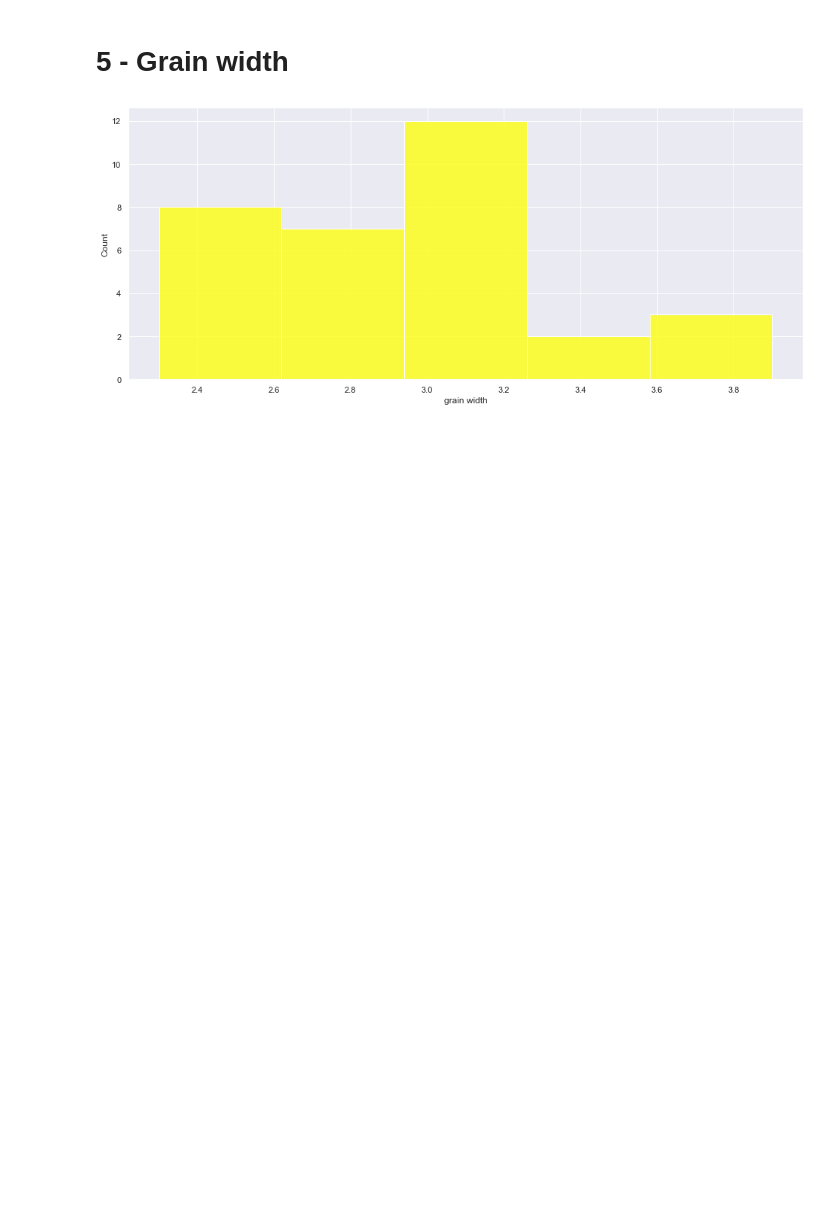
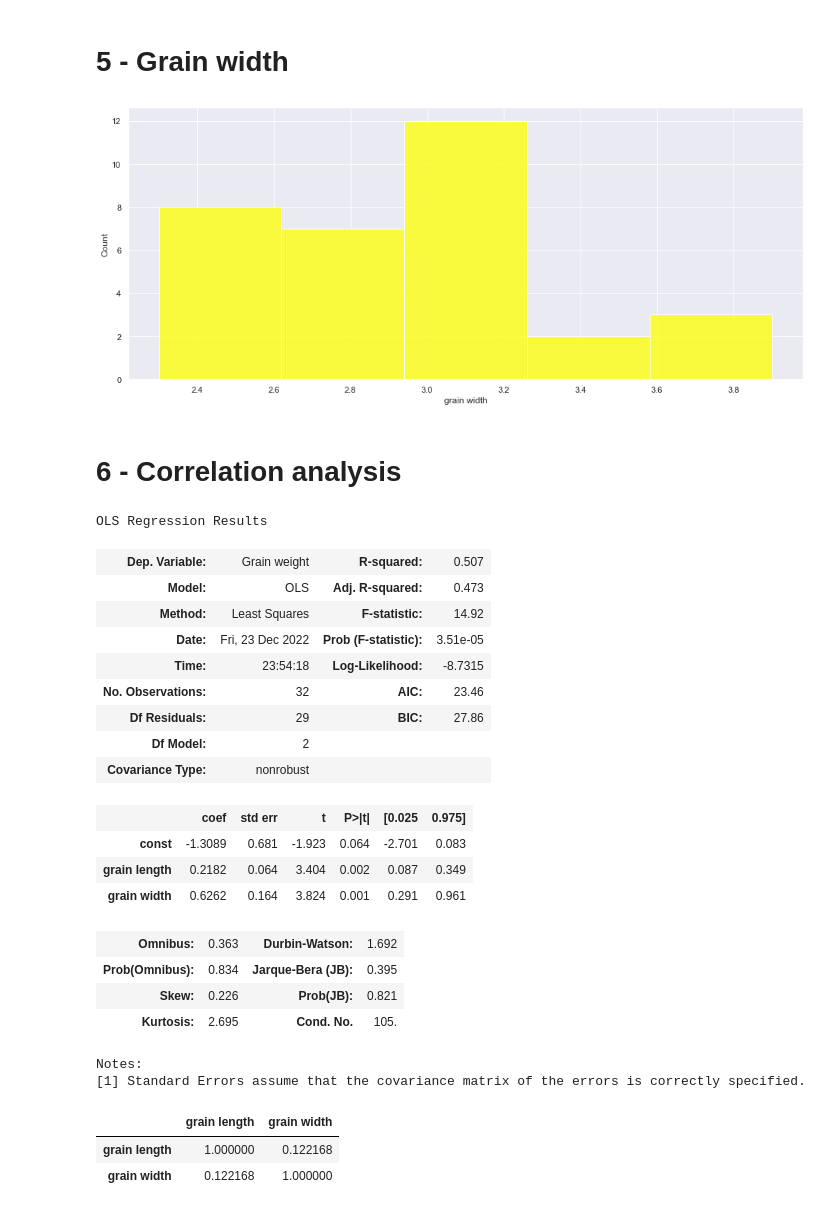
Before and after one commit to Ph1eu/Bioinformatic-Methods-For-Rice-Gene, a Jupyter notebook: PhenotypeCorrelationAnalysis.ipynb, the cells around one changed output. Drawn from its saved outputs; the diff is of its cells as text; code cells hidden in the pictures; blank space fills up the shorter version.

Commit message:
add correlation analysis

```diff
--- a/PhenotypeCorrelationAnalysis.ipynb
+++ b/PhenotypeCorrelationAnalysis.ipynb
@@ -71,3 +73,40 @@ distwidth = sns.displot(df, x="grain width",
 distwidth.fig.set_size_inches(15,6)
 # %% [output]
 [figure]
+# %% [markdown]
+<a name='6'></a>
+# 6 - Correlation analysis
+# %%
+x = df[["grain length","grain width"]]
+y = df["Grain weight"]
+x = sm.add_constant(x)
+model = sm.OLS(y,x)
+res = model.fit()
+res.summary()
+# %% [output]
+OLS Regression Results
+| Dep. Variable: | Grain weight | R-squared: | 0.507 |
+| Model: | OLS | Adj. R-squared: | 0.473 |
+| Method: | Least Squares | F-statistic: | 14.92 |
+| Date: | Fri, 23 Dec 2022 | Prob (F-statistic): | 3.51e-05 |
+| Time: | 23:54:18 | Log-Likelihood: | -8.7315 |
+| No. Observations: | 32 | AIC: | 23.46 |
+| Df Residuals: | 29 | BIC: | 27.86 |
+| Df Model: | 2 |  |  |
+| Covariance Type: | nonrobust |  |  |
+|  | coef | std err | t | P>|t| | [0.025 | 0.975] |
+| const | -1.3089 | 0.681 | -1.923 | 0.064 | -2.701 | 0.083 |
+| grain length | 0.2182 | 0.064 | 3.404 | 0.002 | 0.087 | 0.349 |
+| grain width | 0.6262 | 0.164 | 3.824 | 0.001 | 0.291 | 0.961 |
+| Omnibus: | 0.363 | Durbin-Watson: | 1.692 |
+| Prob(Omnibus): | 0.834 | Jarque-Bera (JB): | 0.395 |
+| Skew: | 0.226 | Prob(JB): | 0.821 |
+| Kurtosis: | 2.695 | Cond. No. | 105. |
+Notes:
+[1] Standard Errors assume that the covariance matrix of the errors is correctly specified.
+# %%
+df[["grain length","grain width"]].corr()
+# %% [output]
+|  | grain length | grain width |
+| grain length | 1.000000 | 0.122168 |
+| grain width | 0.122168 | 1.000000 |
```
Also changed, not shown: parts of 2 cells of this notebook.
